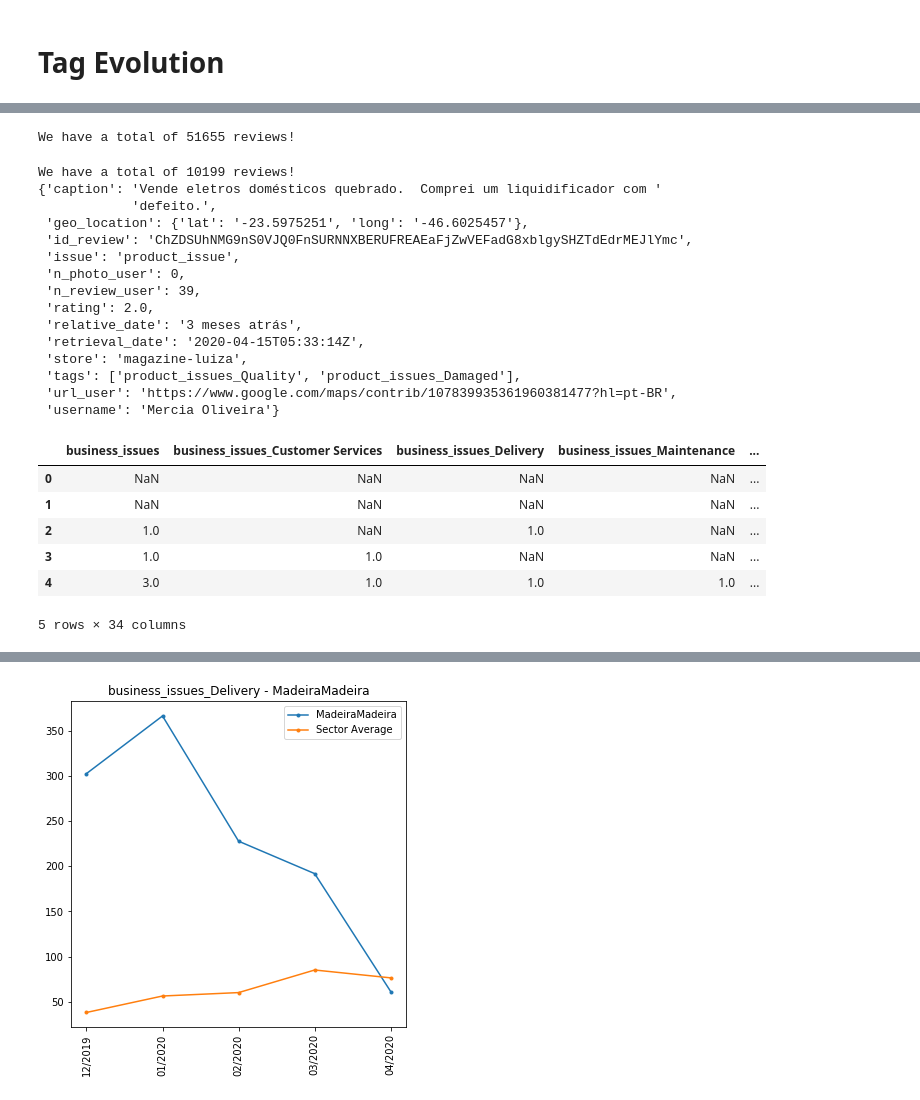
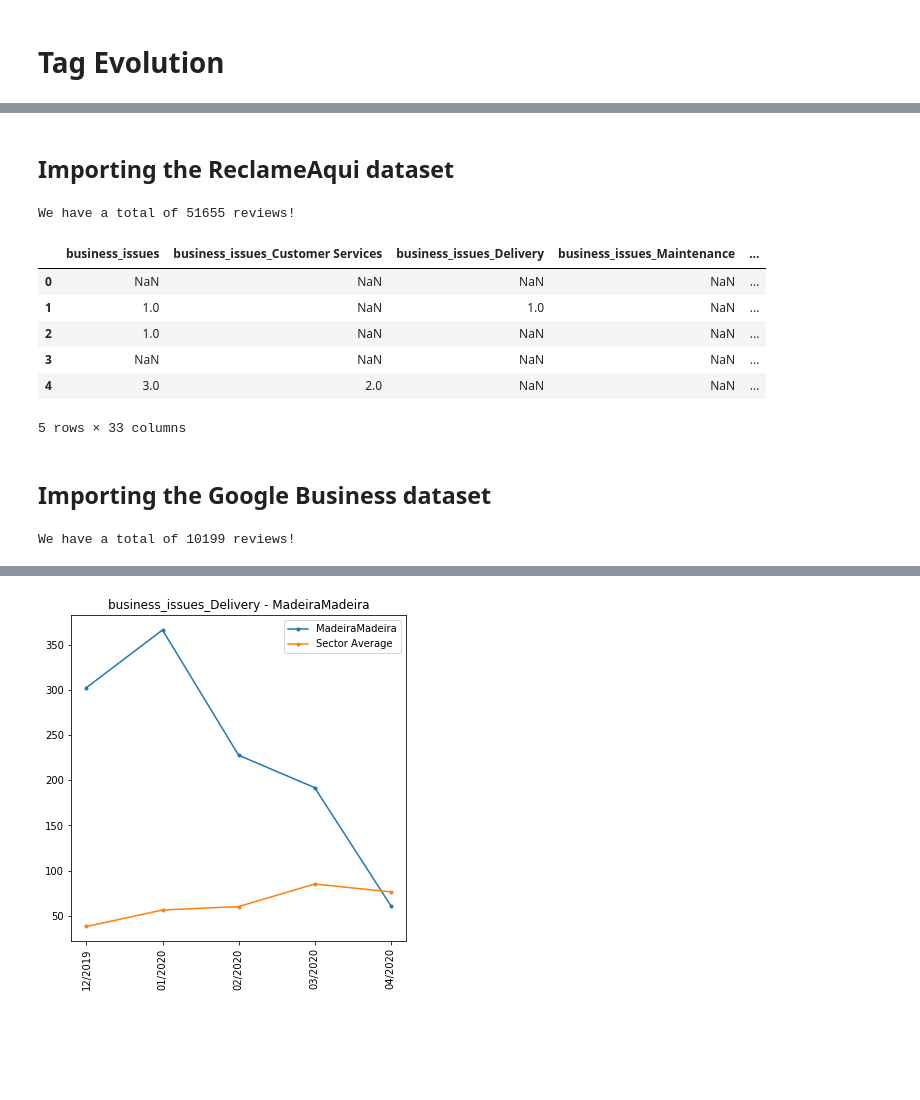
Before and after one commit to SPTime19/notebooks, a Jupyter notebook: EDA/Tags Evolution_Reinaldo.ipynb, the cells around one changed output, grey strips where cells are left out. Cells and saved outputs as stored; diff of their text form; code cells hidden in the pictures; blank space fills up the shorter version.

```diff
--- a/EDA/Tags Evolution_Reinaldo.ipynb
+++ b/EDA/Tags Evolution_Reinaldo.ipynb
@@ -139,15 +22,29 @@ def build_df_from_RA(reviews: list) -> pd.DataFrame:
+# %% [markdown]
+## Importing the ReclameAqui dataset
 # %%
-from loading import load_dataset
-#from cleaning import build_df_from_RA
+from src.maps import tag_map, relative_date
+from src.cleaning import build_df_from_RA, format_GB_to_df
+from src.loading import load_dataset
 
 reviewsRA = load_dataset("final_dataset_RA")
-df = build_df_from_RA(reviewsRA)
+df_RA = build_df_from_RA(reviewsRA)
 print(f"We have a total of {len(reviewsRA)} reviews!")
 # %% [output]
 We have a total of 51655 reviews!
 # %%
-df['datetime'] = pd.to_datetime(df.datetime)
-df['month'] = df['datetime'].dt.strftime('%m/%Y')
+df_RA['datetime'] = pd.to_datetime(df_RA.datetime)
+df_RA['month'] = df_RA['datetime'].dt.strftime('%m/%Y')
+df_RA.head()
+# %% [output]
+|  | business_issues | business_issues_Customer Services | business_issues_Delivery | business_issues_Maintenance | ... |
+| 0 | NaN | NaN | NaN | NaN | ... |
+| 1 | 1.0 | NaN | 1.0 | NaN | ... |
+| 2 | 1.0 | NaN | NaN | NaN | ... |
+| 3 | NaN | NaN | NaN | NaN | ... |
+| 4 | 3.0 | 2.0 | NaN | NaN | ... |
+5 rows × 33 columns
+# %% [markdown]
+## Importing the Google Business dataset
 # %%
 unique_ids = set()
 reviewsGB = []
@@ -157,20 +54,5 @@ for complaint in agg_jsonls("final_dataset_GB_0105"):
         reviewsGB.append(complaint)
 
 print(f"We have a total of {len(reviewsGB)} reviews!")
-pprint(reviewsGB[0])
 # %% [output]
 We have a total of 10199 reviews!
-{'caption': 'Vende eletros domésticos quebrado.  Comprei um liquidificador com '
-            'defeito.',
- 'geo_location': {'lat': '-23.5975251', 'long': '-46.6025457'},
- 'id_review': 'ChZDSUhNMG9nS0VJQ0FnSURNNXBERUFREAEaFjZwVEFadG8xblgySHZTdEdrMEJlYmc',
- 'issue': 'product_issue',
- 'n_photo_user': 0,
- 'n_review_user': 39,
- 'rating': 2.0,
- 'relative_date': '3 meses atrás',
- 'retrieval_date': '2020-04-15T05:33:14Z',
- 'store': 'magazine-luiza',
- 'tags': ['product_issues_Quality', 'product_issues_Damaged'],
- 'url_user': 'https://www.google.com/maps/contrib/107839935361960381477?hl=pt-BR',
- 'username': 'Mercia Oliveira'}
@@ -276,12 +59 @@ def format_GB_to_df(review):
-# %%
-dff = pd.DataFrame([format_GB_to_df(row) for row in reviewsGB])
-dff.head()
-# %% [output]
-|  | business_issues | business_issues_Customer Services | business_issues_Delivery | business_issues_Maintenance | ... |
-| 0 | NaN | NaN | NaN | NaN | ... |
-| 1 | NaN | NaN | NaN | NaN | ... |
-| 2 | 1.0 | NaN | 1.0 | NaN | ... |
-| 3 | 1.0 | 1.0 | NaN | NaN | ... |
-| 4 | 3.0 | 1.0 | 1.0 | 1.0 | ... |
-5 rows × 34 columns
 # %%
```
Also changed, not shown: parts of 15 cells of this notebook.
